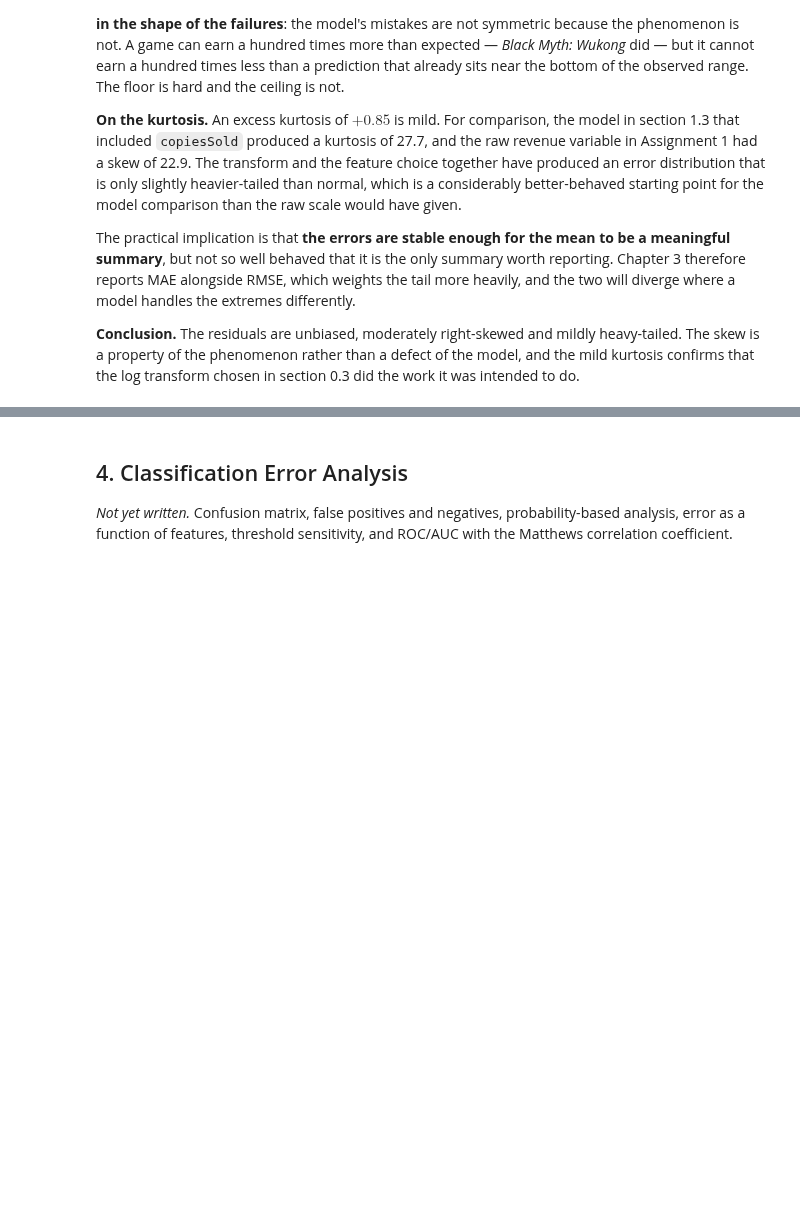
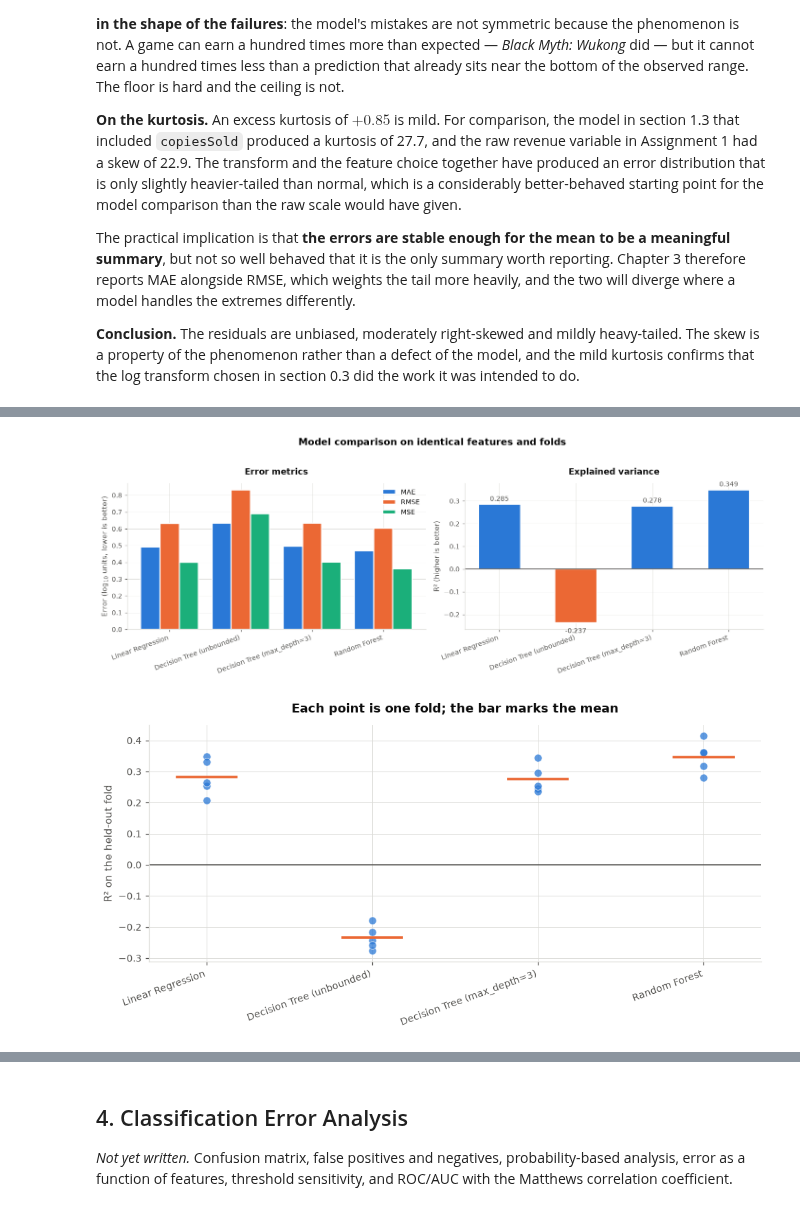
Before and after one commit to shonmazon/Data_Science, a Jupyter notebook: assignment2-error-analysis/notebooks/steam_error_analysis.ipynb, the cells around one changed output, grey strips where cells are left out. Drawn from its saved outputs; the diff is of its cells as text; code cells hidden in the pictures; blank space fills up the shorter version.

```diff
--- a/assignment2-error-analysis/notebooks/steam_error_analysis.ipynb
+++ b/assignment2-error-analysis/notebooks/steam_error_analysis.ipynb
@@ -1058,0 +1176,8 @@ section 0.3 did the work it was intended to do.
+# %%
+metrics_table, model_predictions, fold_scores = run_model_comparison(
+    games[ALL_FEATURES], games[REGRESSION_TARGET], REGRESSION_CV
+)
+display(metrics_table)
+display(plot_metric_comparison(metrics_table))
+display(plot_fold_stability(fold_scores))
+# %% [output]
@@ -1058,0 +1190,2 @@ section 0.3 did the work it was intended to do.
+[figure, added]
+[figure, added]
```
Also changed, not shown: parts of 20 cells of this notebook, 2 other files.
